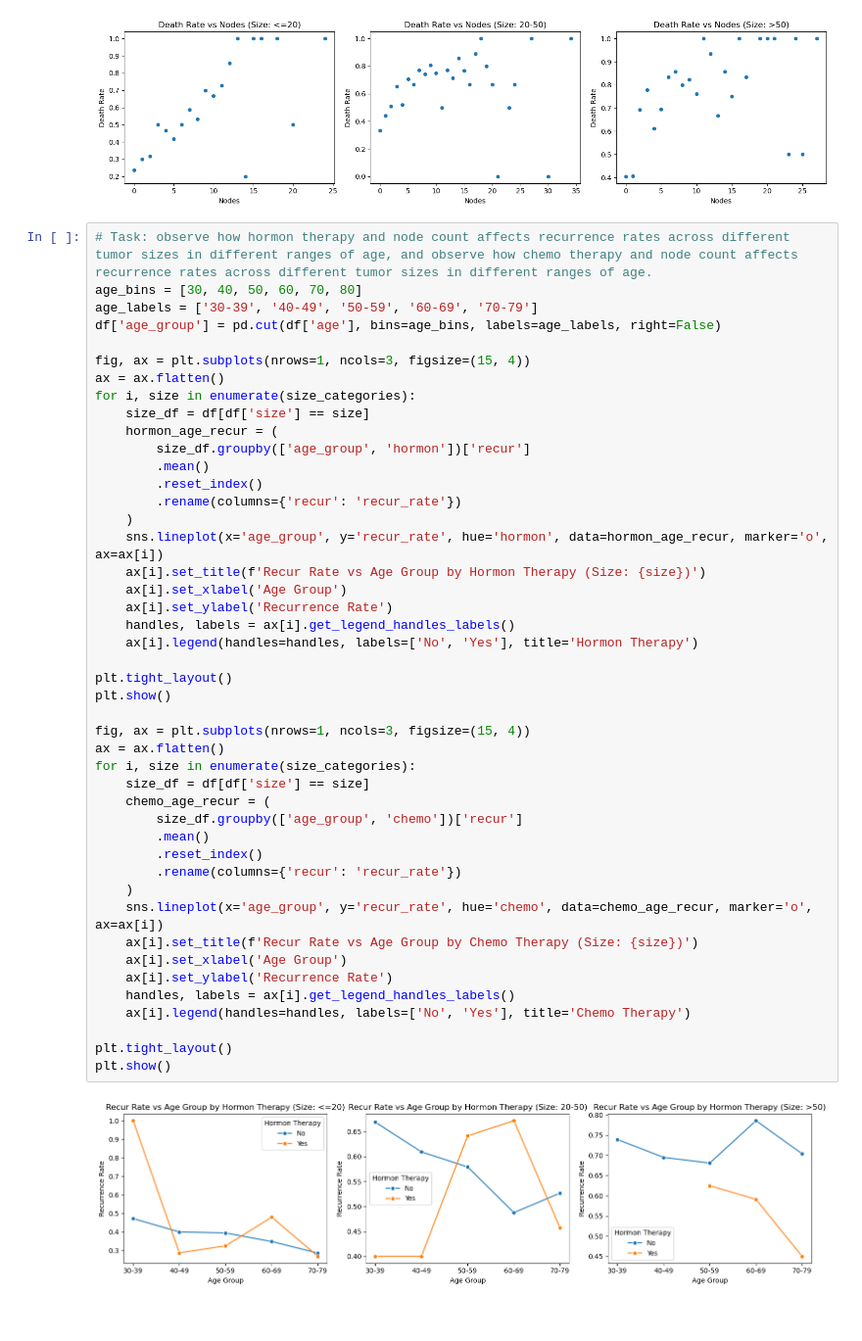
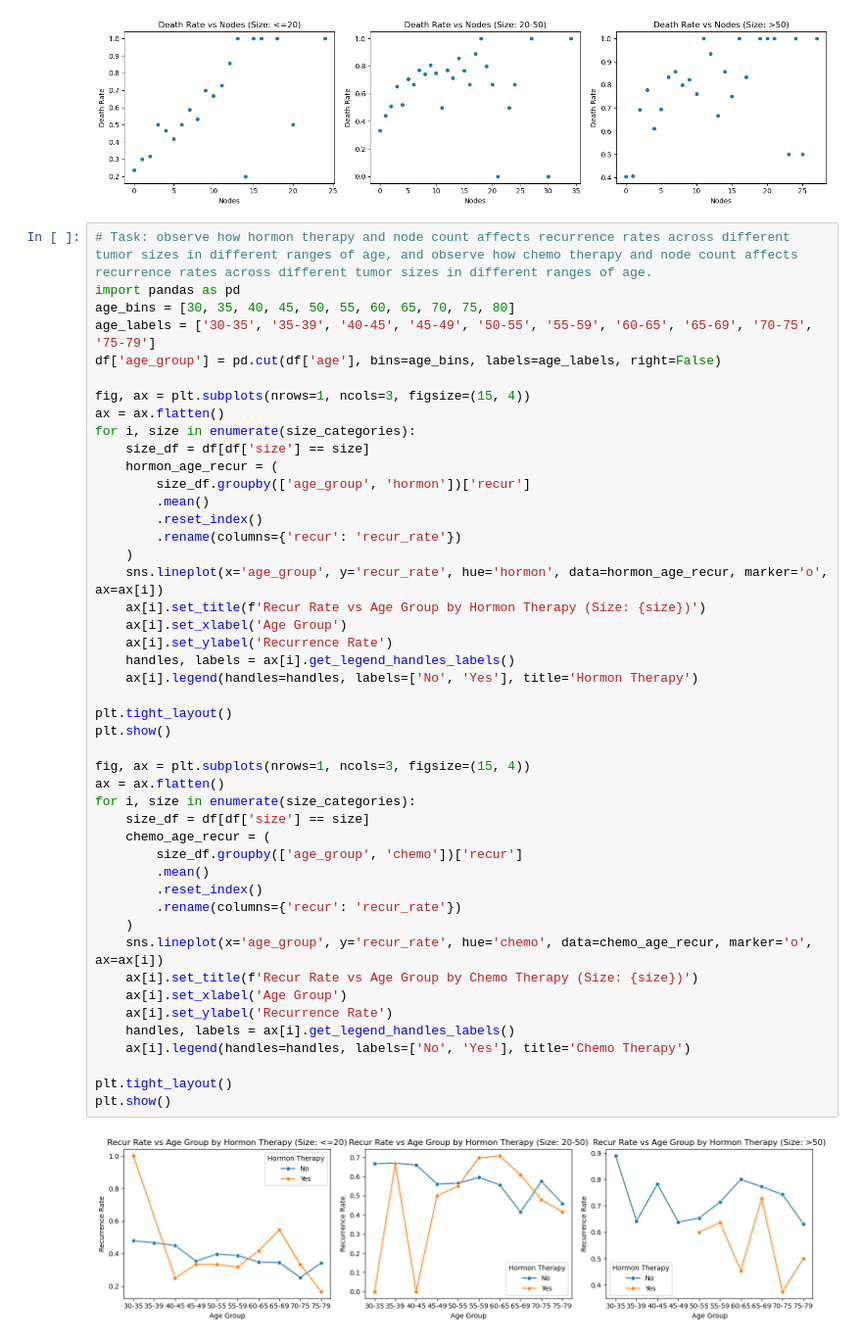
Before and after one commit to baricio00/Health-Informatics-2025-26, a Jupyter notebook: test_project.ipynb, the cells around one changed output. Shown at 98% size. Saved outputs shown, nothing was run; the diff lists cells and outputs as text.

```diff
--- a/test_project.ipynb
+++ b/test_project.ipynb
@@ -439,8 +439,9 @@ plt.show()
 [figure]
 # %%
 # Task: observe how hormon therapy and node count affects recurrence rates across different tumor sizes in different ranges of age, and observe how chemo therapy and node count affects recurrence rates across different tumor sizes in different ranges of age.
-age_bins = [30, 40, 50, 60, 70, 80]
-age_labels = ['30-39', '40-49', '50-59', '60-69', '70-79']
+import pandas as pd
+age_bins = [30, 35, 40, 45, 50, 55, 60, 65, 70, 75, 80]
+age_labels = ['30-35', '35-39', '40-45', '45-49', '50-55', '55-59', '60-65', '65-69', '70-75', '75-79']
 df['age_group'] = pd.cut(df['age'], bins=age_bins, labels=age_labels, right=False)
 
 fig, ax = plt.subplots(nrows=1, ncols=3, figsize=(15, 4))
@@ -456,31 +457,31 @@ for i, size in enumerate(size_categories):
     sns.lineplot(x='age_group', y='recur_rate', hue='hormon', data=hormon_age_recur, marker='o', ax=ax[i])
     ax[i].set_title(f'Recur Rate vs Age Group by Hormon Therapy (Size: {size})')
     ax[i].set_xlabel('Age Group')
     ax[i].set_ylabel('Recurrence Rate')
     handles, labels = ax[i].get_legend_handles_labels()
     ax[i].legend(handles=handles, labels=['No', 'Yes'], title='Hormon Therapy')
 
 plt.tight_layout()
 plt.show()
 
 fig, ax = plt.subplots(nrows=1, ncols=3, figsize=(15, 4))
 ax = ax.flatten()
 for i, size in enumerate(size_categories):
     size_df = df[df['size'] == size]
     chemo_age_recur = (
         size_df.groupby(['age_group', 'chemo'])['recur']
         .mean()
         .reset_index()
         .rename(columns={'recur': 'recur_rate'})
     )
     sns.lineplot(x='age_group', y='recur_rate', hue='chemo', data=chemo_age_recur, marker='o', ax=ax[i])
     ax[i].set_title(f'Recur Rate vs Age Group by Chemo Therapy (Size: {size})')
     ax[i].set_xlabel('Age Group')
     ax[i].set_ylabel('Recurrence Rate')
     handles, labels = ax[i].get_legend_handles_labels()
     ax[i].legend(handles=handles, labels=['No', 'Yes'], title='Chemo Therapy')
 
 plt.tight_layout()
 plt.show()
 # %% [output]
-[figure, old version]
+[figure, new version]
```
Also changed, not shown: parts of 7 cells of this notebook, 2 other files.
